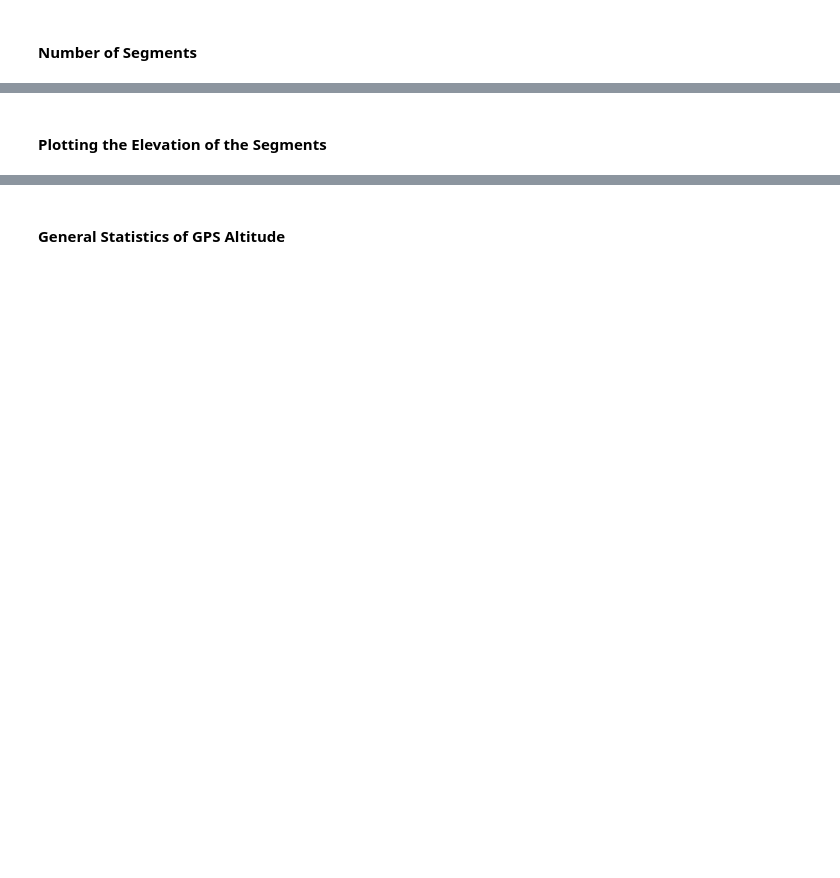
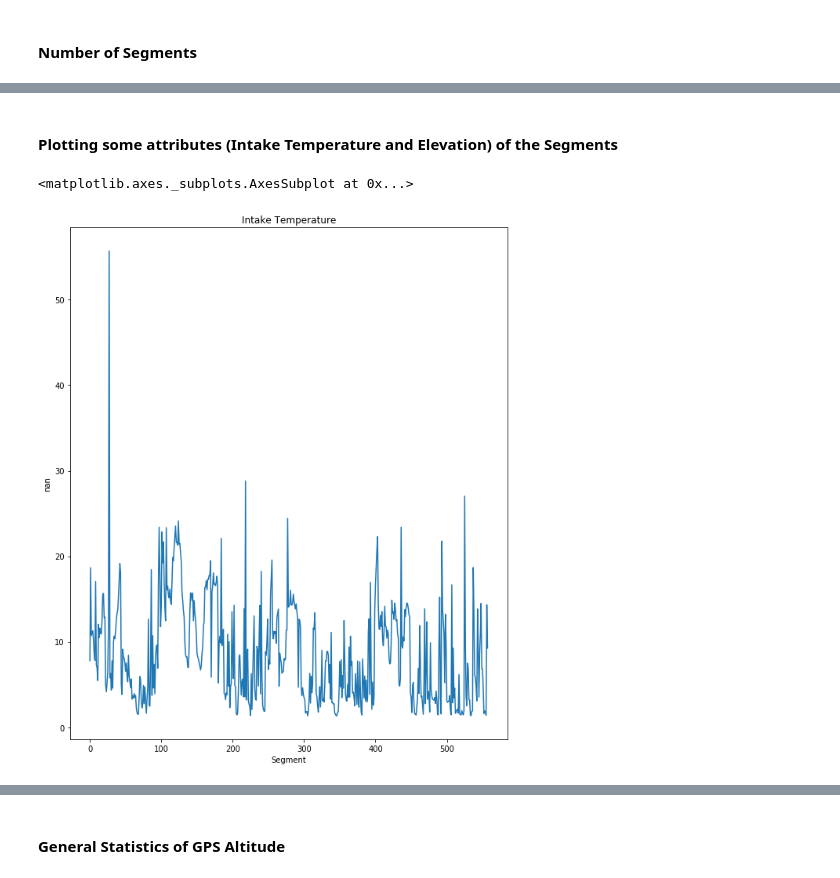
Before and after one commit to enviroCar/envirocar-py, a Jupyter notebook: examples/api_request_Poshan.ipynb, the cells around one changed output, grey strips where cells are left out. Cells and saved outputs as stored; diff of their text form; code cells hidden in the pictures; blank space fills up the shorter version.

```diff
--- a/examples/api_request_Poshan.ipynb
+++ b/examples/api_request_Poshan.ipynb
@@ -94,3 +94,12 @@ len(some_track)
 # %% [markdown]
-#### Plotting the Elevation of the Segments
+#### Plotting some attributes (Intake Temperature and Elevation) of the Segments
+# %%
+ax = some_track['CO2.value'].plot(figsize= (10,12))
+ax.set_title("Intake Temperature")
+ax.set_ylabel(some_track['Intake Temperature.unit'][0])
+ax.set_xlabel("Segment")
+ax
+# %% [output]
+<matplotlib.axes._subplots.AxesSubplot at 0x...>
+[figure, added]
 # %%
```
Also changed, not shown: parts of 17 cells of this notebook.
